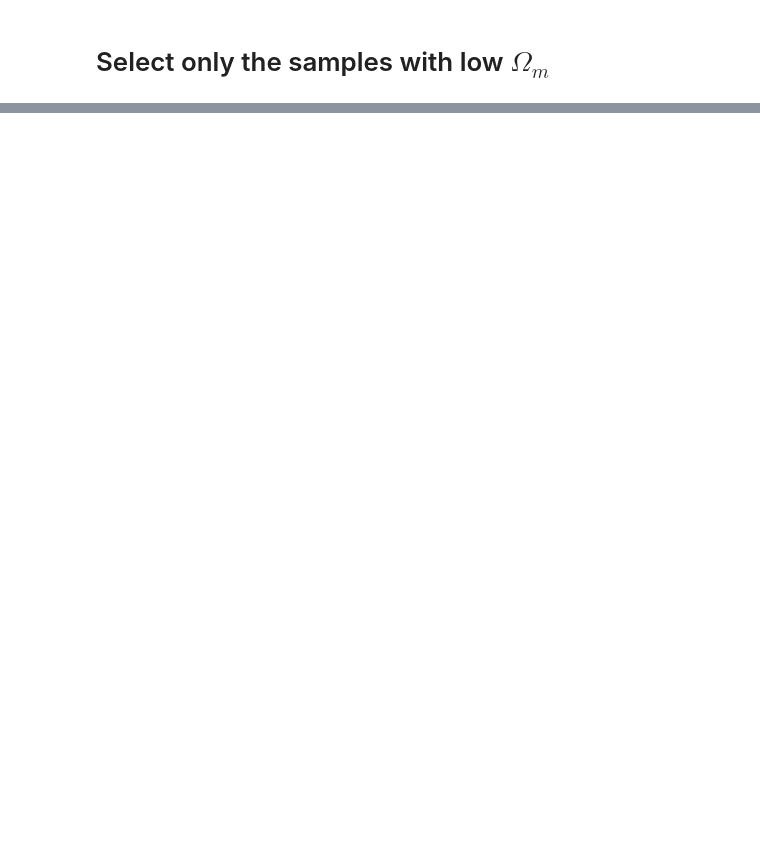
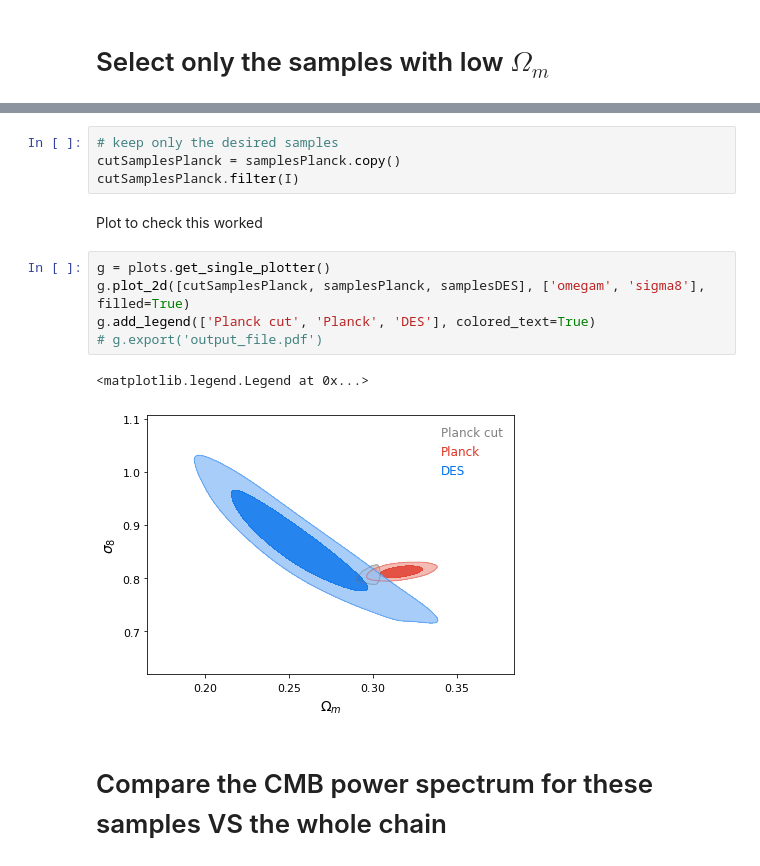
Before and after one commit to EmmanuelSchaan/CobayaExploration, a Jupyter notebook: explore_planck_chains.ipynb, the cells around one changed output, grey strips where cells are left out. Cells and saved outputs as stored; diff of their text form; blank space fills up the shorter version.

```diff
--- a/explore_planck_chains.ipynb
+++ b/explore_planck_chains.ipynb
@@ -148,0 +216,16 @@ cut_samples = MCSamples(samples=cut_samps, names = names, labels = labels,
+# %%
+# keep only the desired samples
+cutSamplesPlanck = samplesPlanck.copy()
+cutSamplesPlanck.filter(I)
+# %% [markdown]
+Plot to check this worked
+# %%
+g = plots.get_single_plotter()
+g.plot_2d([cutSamplesPlanck, samplesPlanck, samplesDES], ['omegam', 'sigma8'], filled=True)
+g.add_legend(['Planck cut', 'Planck', 'DES'], colored_text=True)
+# g.export('output_file.pdf')
+# %% [output]
+<matplotlib.legend.Legend at 0x...>
+[figure, added]
+# %% [markdown]
+# Compare the CMB power spectrum for these samples VS the whole chain
```
Also changed, not shown: parts of 35 cells of this notebook.
